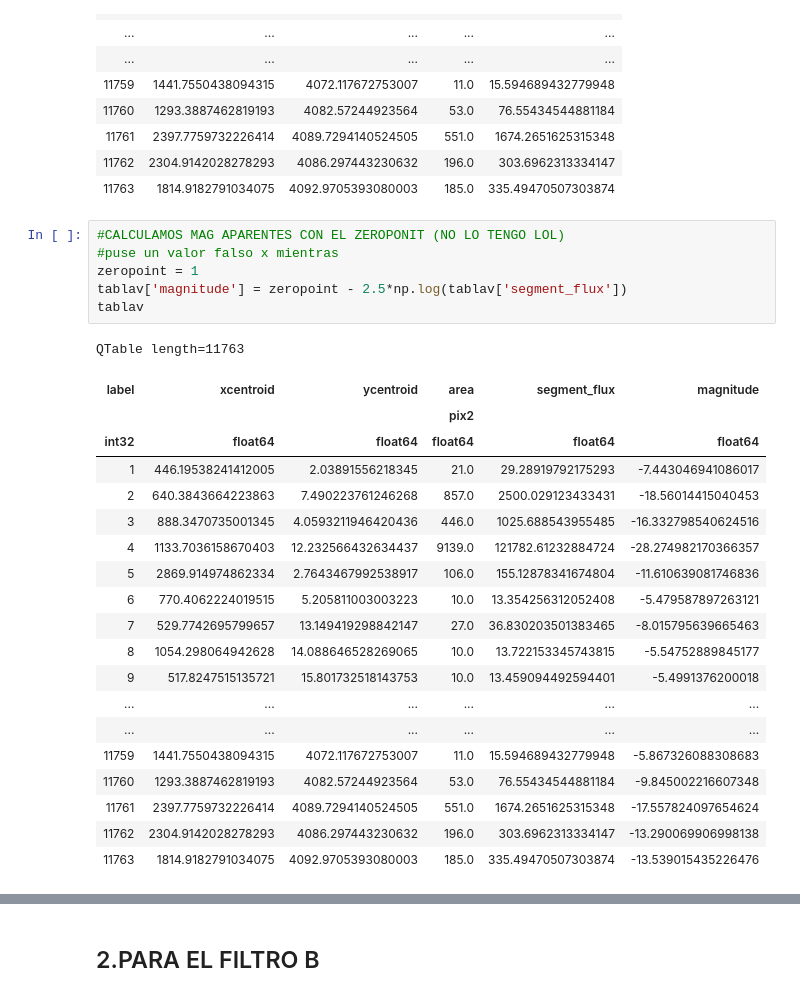
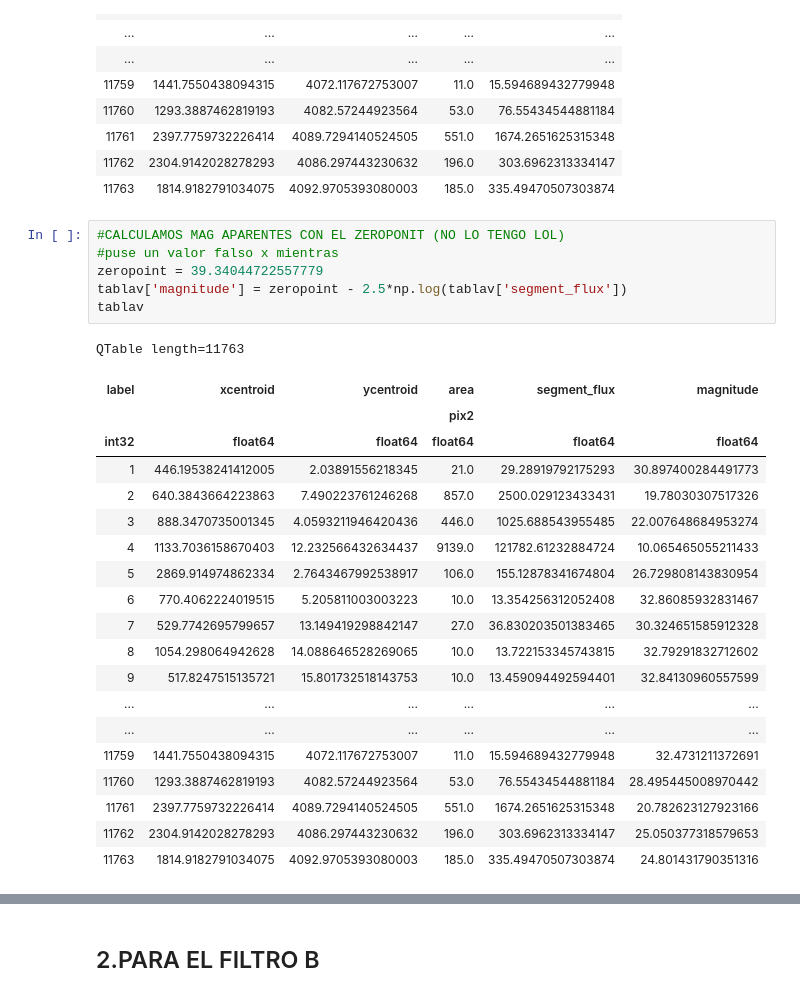
Before and after one commit to titttica/codigos-intru, a Jupyter notebook: reduccion y det. de objetos.ipynb, the cells around one changed output, grey strips where cells are left out. Drawn from its saved outputs; the diff is of its cells as text.

Commit message:
codigo reduccion y deteccion de objetos (con zeropoints)

```diff
--- a/reduccion y det. de objetos.ipynb
+++ b/reduccion y det. de objetos.ipynb
@@ -465,30 +465,30 @@ QTable length=11763
 # %%
 #CALCULAMOS MAG APARENTES CON EL ZEROPONIT (NO LO TENGO LOL)
 #puse un valor falso x mientras
-zeropoint = 1
+zeropoint = 39.34044722557779
 tablav['magnitude'] = zeropoint - 2.5*np.log(tablav['segment_flux'])
 tablav
 # %% [output]
 QTable length=11763
 | label | xcentroid | ycentroid | area | segment_flux | magnitude |
 |  |  |  | pix2 |  |  |
 | int32 | float64 | float64 | float64 | float64 | float64 |
-| 1 | 446.19538241412005 | 2.03891556218345 | 21.0 | 29.28919792175293 | -7.443046941086017 |
-| 2 | 640.3843664223863 | 7.490223761246268 | 857.0 | 2500.029123433431 | -18.56014415040453 |
-| 3 | 888.3470735001345 | 4.0593211946420436 | 446.0 | 1025.688543955485 | -16.332798540624516 |
-| 4 | 1133.7036158670403 | 12.232566432634437 | 9139.0 | 121782.61232884724 | -28.274982170366357 |
-| 5 | 2869.914974862334 | 2.7643467992538917 | 106.0 | 155.12878341674804 | -11.610639081746836 |
-| 6 | 770.4062224019515 | 5.205811003003223 | 10.0 | 13.354256312052408 | -5.479587897263121 |
-| 7 | 529.7742695799657 | 13.149419298842147 | 27.0 | 36.830203501383465 | -8.015795639665463 |
-| 8 | 1054.298064942628 | 14.088646528269065 | 10.0 | 13.722153345743815 | -5.54752889845177 |
-| 9 | 517.8247515135721 | 15.801732518143753 | 10.0 | 13.459094492594401 | -5.4991376200018 |
+| 1 | 446.19538241412005 | 2.03891556218345 | 21.0 | 29.28919792175293 | 30.897400284491773 |
+| 2 | 640.3843664223863 | 7.490223761246268 | 857.0 | 2500.029123433431 | 19.78030307517326 |
+| 3 | 888.3470735001345 | 4.0593211946420436 | 446.0 | 1025.688543955485 | 22.007648684953274 |
+| 4 | 1133.7036158670403 | 12.232566432634437 | 9139.0 | 121782.61232884724 | 10.065465055211433 |
+| 5 | 2869.914974862334 | 2.7643467992538917 | 106.0 | 155.12878341674804 | 26.729808143830954 |
+| 6 | 770.4062224019515 | 5.205811003003223 | 10.0 | 13.354256312052408 | 32.86085932831467 |
+| 7 | 529.7742695799657 | 13.149419298842147 | 27.0 | 36.830203501383465 | 30.324651585912328 |
+| 8 | 1054.298064942628 | 14.088646528269065 | 10.0 | 13.722153345743815 | 32.79291832712602 |
+| 9 | 517.8247515135721 | 15.801732518143753 | 10.0 | 13.459094492594401 | 32.84130960557599 |
 | ... | ... | ... | ... | ... | ... |
 | ... | ... | ... | ... | ... | ... |
-| 11759 | 1441.7550438094315 | 4072.117672753007 | 11.0 | 15.594689432779948 | -5.867326088308683 |
-| 11760 | 1293.3887462819193 | 4082.57244923564 | 53.0 | 76.55434544881184 | -9.845002216607348 |
-| 11761 | 2397.7759732226414 | 4089.7294140524505 | 551.0 | 1674.2651625315348 | -17.557824097654624 |
-| 11762 | 2304.9142028278293 | 4086.297443230632 | 196.0 | 303.6962313334147 | -13.290069906998138 |
-| 11763 | 1814.9182791034075 | 4092.9705393080003 | 185.0 | 335.49470507303874 | -13.539015435226476 |
+| 11759 | 1441.7550438094315 | 4072.117672753007 | 11.0 | 15.594689432779948 | 32.4731211372691 |
+| 11760 | 1293.3887462819193 | 4082.57244923564 | 53.0 | 76.55434544881184 | 28.495445008970442 |
+| 11761 | 2397.7759732226414 | 4089.7294140524505 | 551.0 | 1674.2651625315348 | 20.782623127923166 |
+| 11762 | 2304.9142028278293 | 4086.297443230632 | 196.0 | 303.6962313334147 | 25.050377318579653 |
+| 11763 | 1814.9182791034075 | 4092.9705393080003 | 185.0 | 335.49470507303874 | 24.801431790351316 |
 # %%
 #Mostramos las magnitudes
 np.sort(tablav['magnitude'])
```
Also changed, not shown: parts of 4 cells of this notebook.
